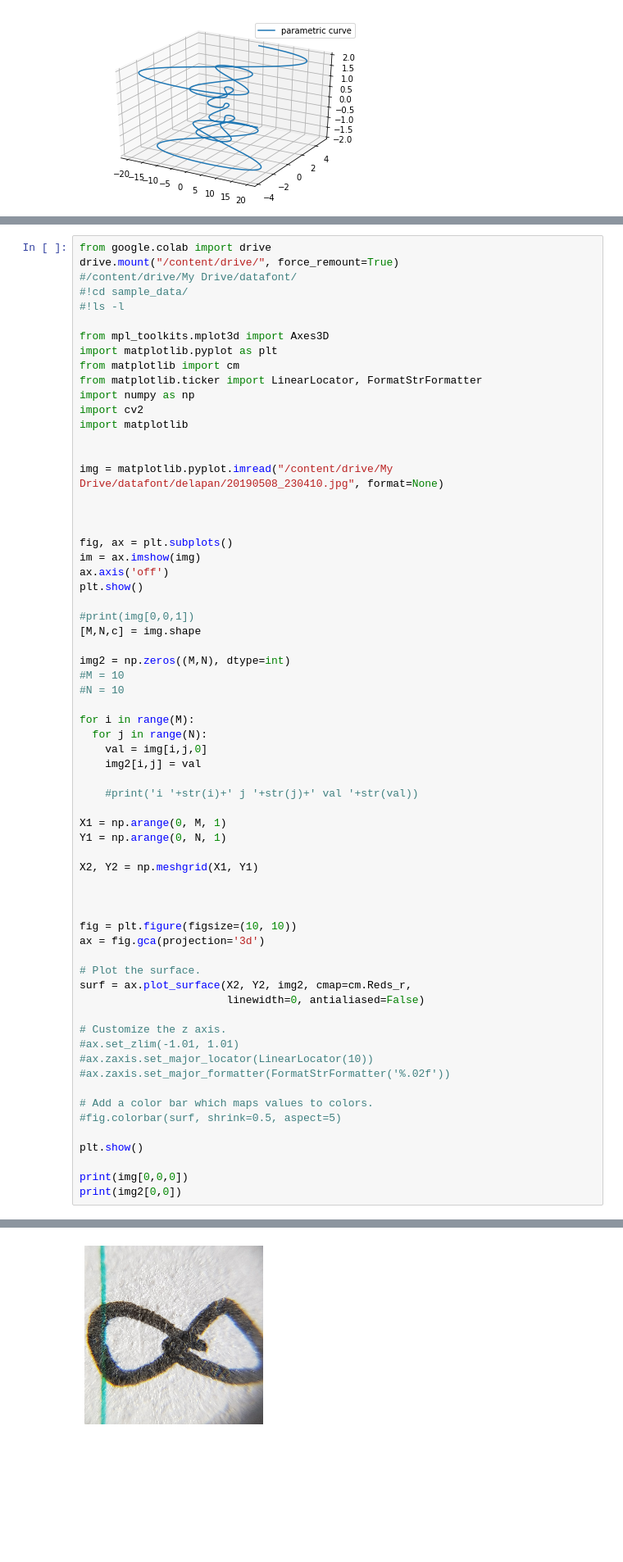
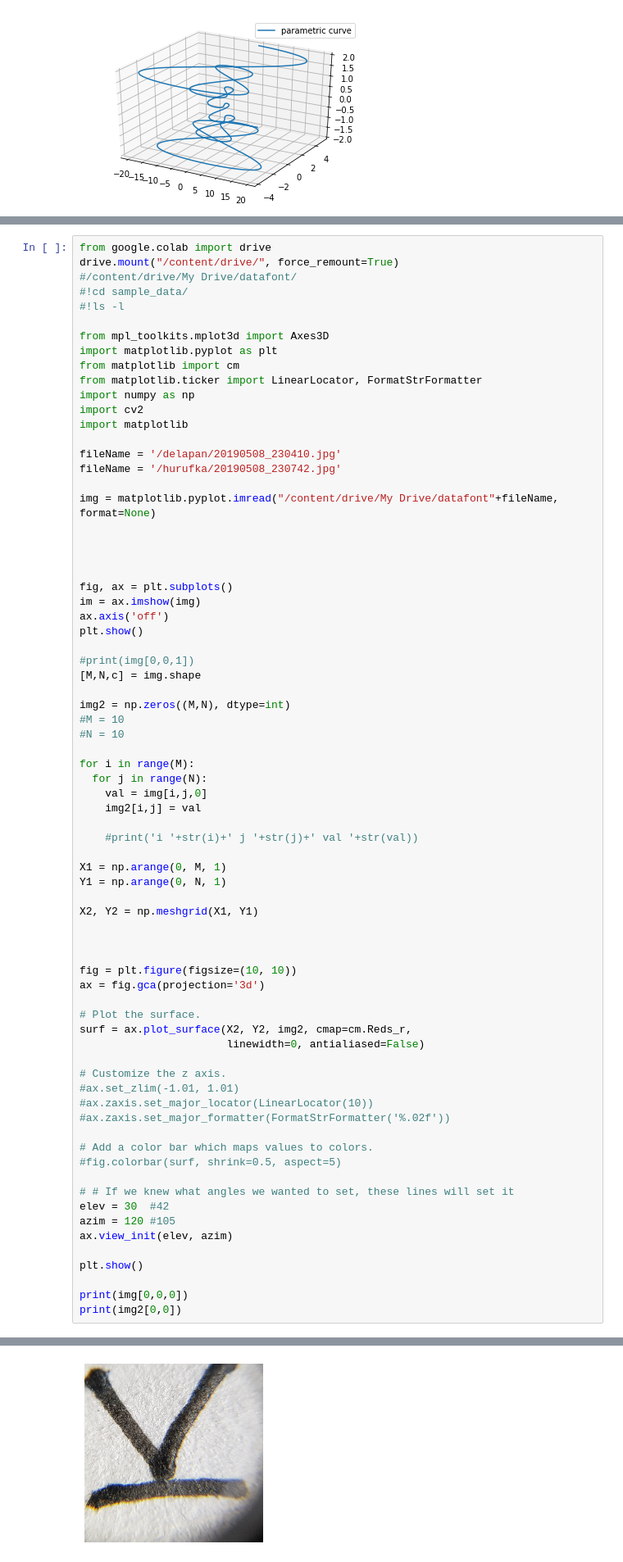
Before and after one commit to esa-prakasa/openCV-Python, a Jupyter notebook: plot3d.ipynb, the cells around one changed output, grey strips where cells are left out. Shown: that part at 82% size. Saved outputs shown, nothing was run; the diff lists cells and outputs as text; blank space fills up the shorter version.

```diff
--- a/plot3d.ipynb
+++ b/plot3d.ipynb
@@ -97,8 +97,11 @@ import numpy as np
 import cv2
 import matplotlib
 
+fileName = '/delapan/20190508_230410.jpg'
+fileName = '/hurufka/20190508_230742.jpg'
 
-img = matplotlib.pyplot.imread("/content/drive/My Drive/datafont/delapan/20190508_230410.jpg", format=None)
+img = matplotlib.pyplot.imread("/content/drive/My Drive/datafont"+fileName, format=None)
+
 
 
 
@@ -143,6 +146,11 @@ surf = ax.plot_surface(X2, Y2, img2, cmap=cm.Reds_r,
 # Add a color bar which maps values to colors.
 #fig.colorbar(surf, shrink=0.5, aspect=5)
 
+# # If we knew what angles we wanted to set, these lines will set it
+elev = 30  #42
+azim = 120 #105
+ax.view_init(elev, azim)
+
 plt.show()
 
 print(img[0,0,0])
@@ -151,2 +163,2 @@ print(img2[0,0])
 Mounted at /content/drive/
-[figure, old version]
+[figure, new version]
```
Also changed, not shown: parts of 1 cell of this notebook.
